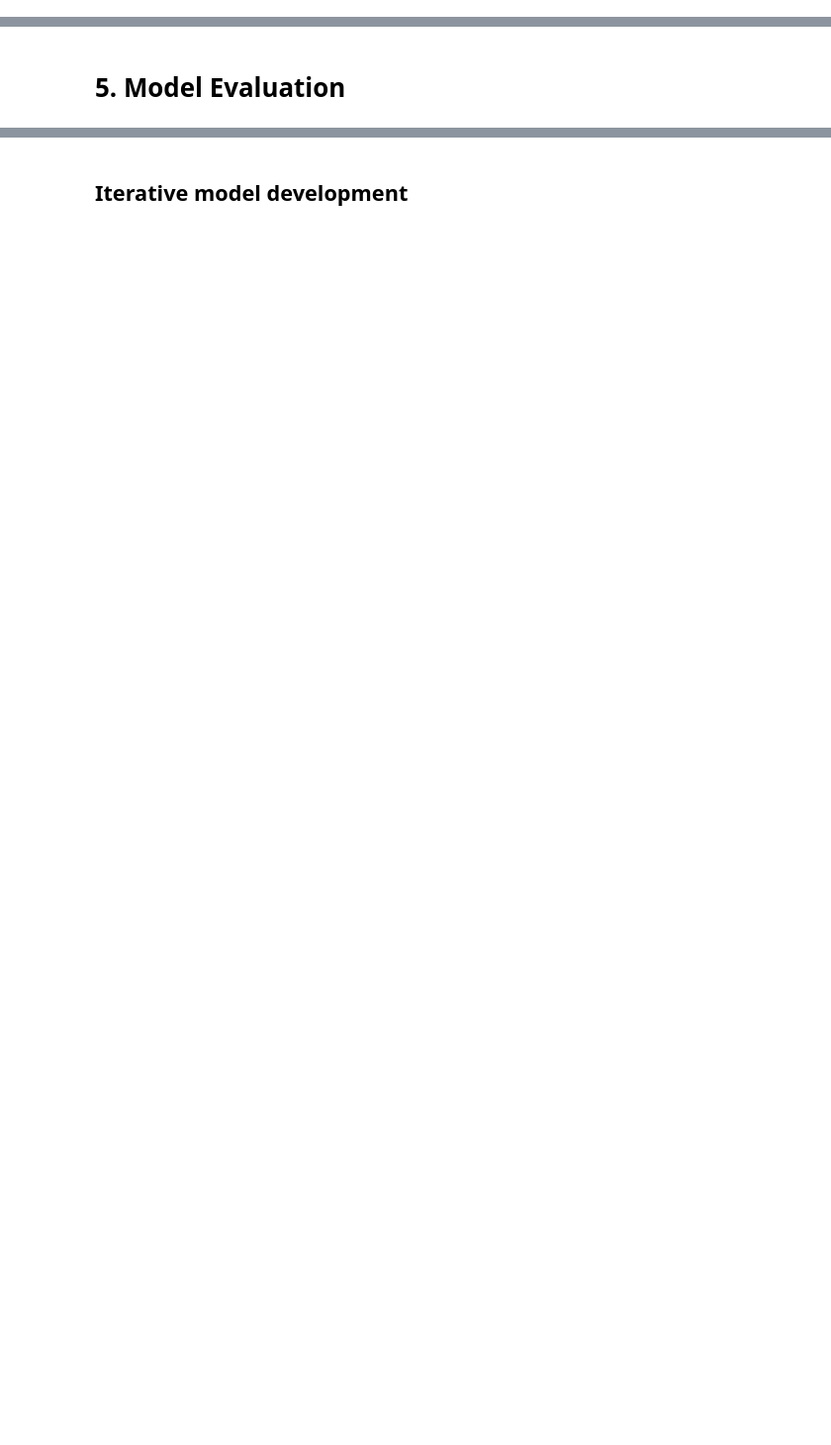
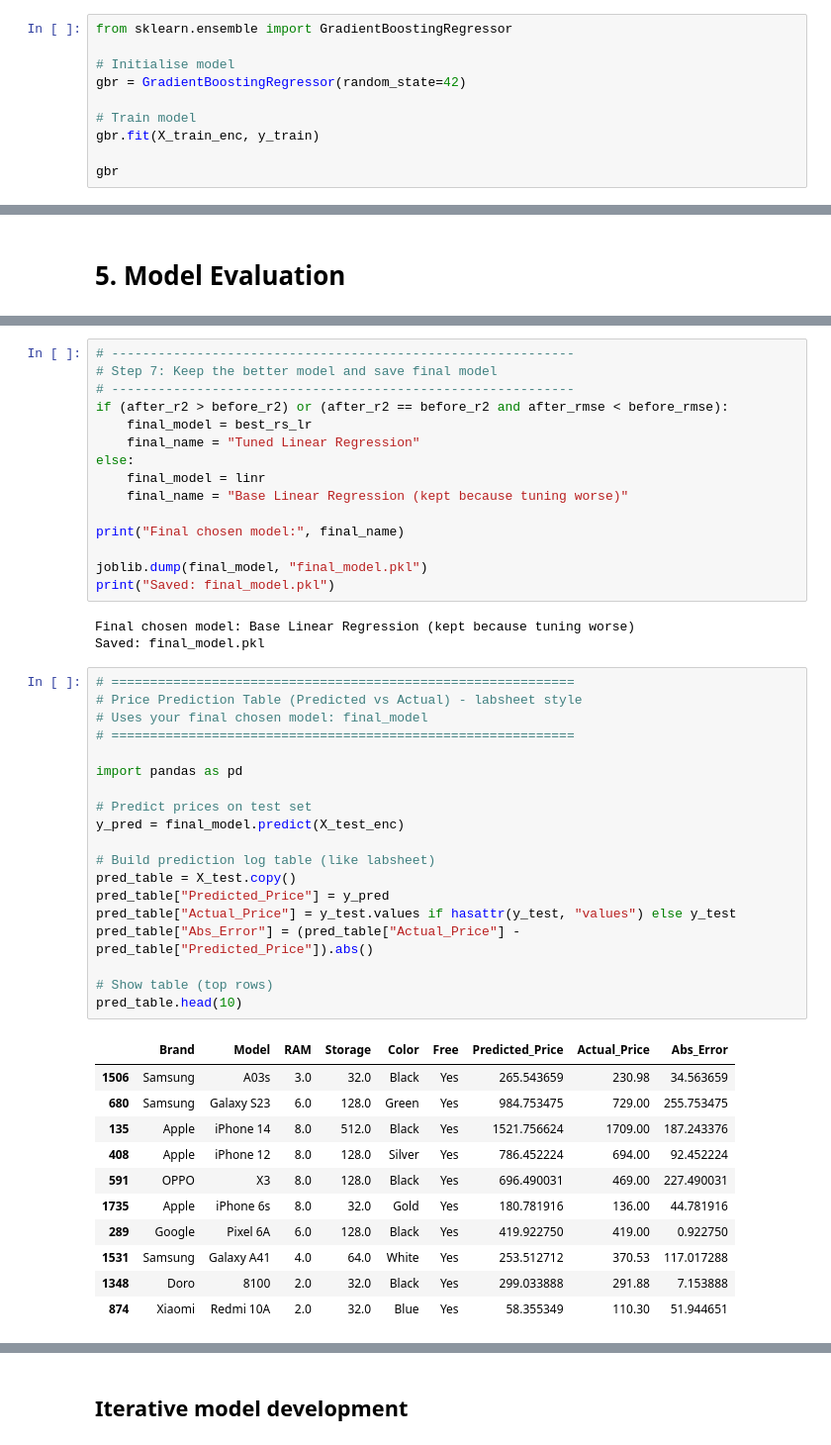
Before and after one commit to Aloysius-Yong/mdlp-project, a Jupyter notebook: mldp.ipynb, the cells around one changed output, grey strips where cells are left out. Shown at 99% size. Drawn from its saved outputs; the diff is of its cells as text; blank space fills up the shorter version.

Commit message:
save final model

```diff
--- a/mldp.ipynb
+++ b/mldp.ipynb
@@ -568,0 +582,10 @@ Next step: evaluate on train/test (R², MAE, RMSE).
+# %%
+from sklearn.ensemble import GradientBoostingRegressor
+
+# Initialise model
+gbr = GradientBoostingRegressor(random_state=42)
+
+# Train model
+gbr.fit(X_train_enc, y_train)
+
+gbr
@@ -799,0 +842,49 @@ Saved MLDP model to final_price_model_mldp.joblib
+# %%
+# ------------------------------------------------------------
+# Step 7: Keep the better model and save final model
+# ------------------------------------------------------------
+if (after_r2 > before_r2) or (after_r2 == before_r2 and after_rmse < before_rmse):
+    final_model = best_rs_lr
+    final_name = "Tuned Linear Regression"
+else:
+    final_model = linr
+    final_name = "Base Linear Regression (kept because tuning worse)"
+
+print("Final chosen model:", final_name)
+
+joblib.dump(final_model, "final_model.pkl")
+print("Saved: final_model.pkl")
+# %% [output]
+Final chosen model: Base Linear Regression (kept because tuning worse)
+Saved: final_model.pkl
+# %%
+# ============================================================
+# Price Prediction Table (Predicted vs Actual) - labsheet style
+# Uses your final chosen model: final_model
+# ============================================================
+
+import pandas as pd
+
+# Predict prices on test set
+y_pred = final_model.predict(X_test_enc)
+
+# Build prediction log table (like labsheet)
+pred_table = X_test.copy()
+pred_table["Predicted_Price"] = y_pred
+pred_table["Actual_Price"] = y_test.values if hasattr(y_test, "values") else y_test
+pred_table["Abs_Error"] = (pred_table["Actual_Price"] - pred_table["Predicted_Price"]).abs()
+
+# Show table (top rows)
+pred_table.head(10)
+# %% [output]
+|  | Brand | Model | RAM | Storage | Color | Free | Predicted_Price | Actual_Price | Abs_Error |
+| 1506 | Samsung | A03s | 3.0 | 32.0 | Black | Yes | 265.543659 | 230.98 | 34.563659 |
+| 680 | Samsung | Galaxy S23 | 6.0 | 128.0 | Green | Yes | 984.753475 | 729.00 | 255.753475 |
+| 135 | Apple | iPhone 14 | 8.0 | 512.0 | Black | Yes | 1521.756624 | 1709.00 | 187.243376 |
+| 408 | Apple | iPhone 12 | 8.0 | 128.0 | Silver | Yes | 786.452224 | 694.00 | 92.452224 |
+| 591 | OPPO | X3 | 8.0 | 128.0 | Black | Yes | 696.490031 | 469.00 | 227.490031 |
+| 1735 | Apple | iPhone 6s | 8.0 | 32.0 | Gold | Yes | 180.781916 | 136.00 | 44.781916 |
+| 289 | Google | Pixel 6A | 6.0 | 128.0 | Black | Yes | 419.922750 | 419.00 | 0.922750 |
+| 1531 | Samsung | Galaxy A41 | 4.0 | 64.0 | White | Yes | 253.512712 | 370.53 | 117.017288 |
+| 1348 | Doro | 8100 | 2.0 | 32.0 | Black | Yes | 299.033888 | 291.88 | 7.153888 |
+| 874 | Xiaomi | Redmi 10A | 2.0 | 32.0 | Blue | Yes | 58.355349 | 110.30 | 51.944651 |
```
Also changed, not shown: parts of 25 cells of this notebook, 8 other files.
